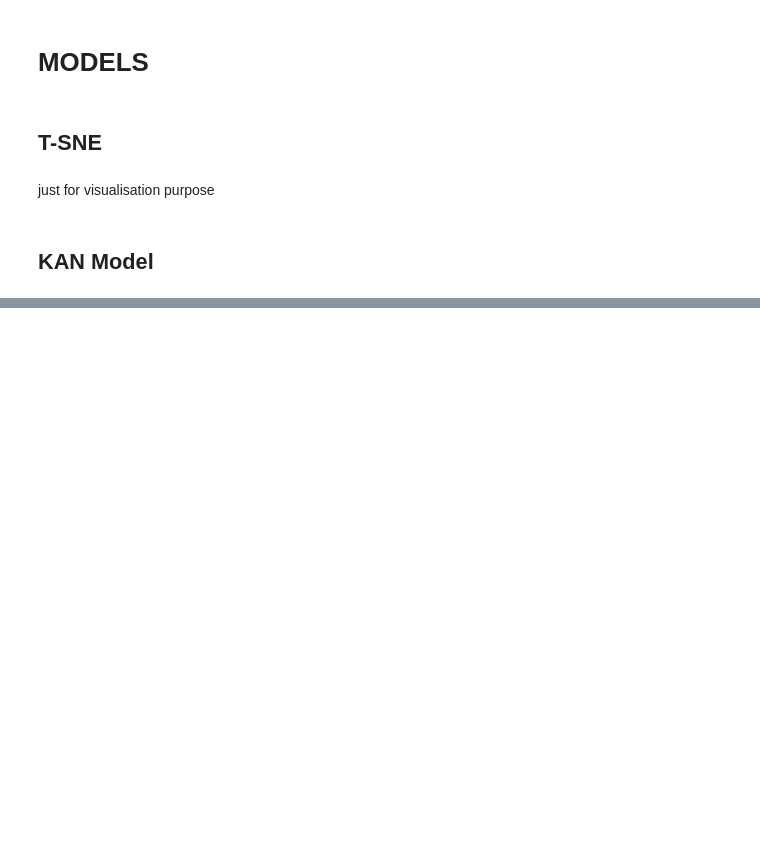
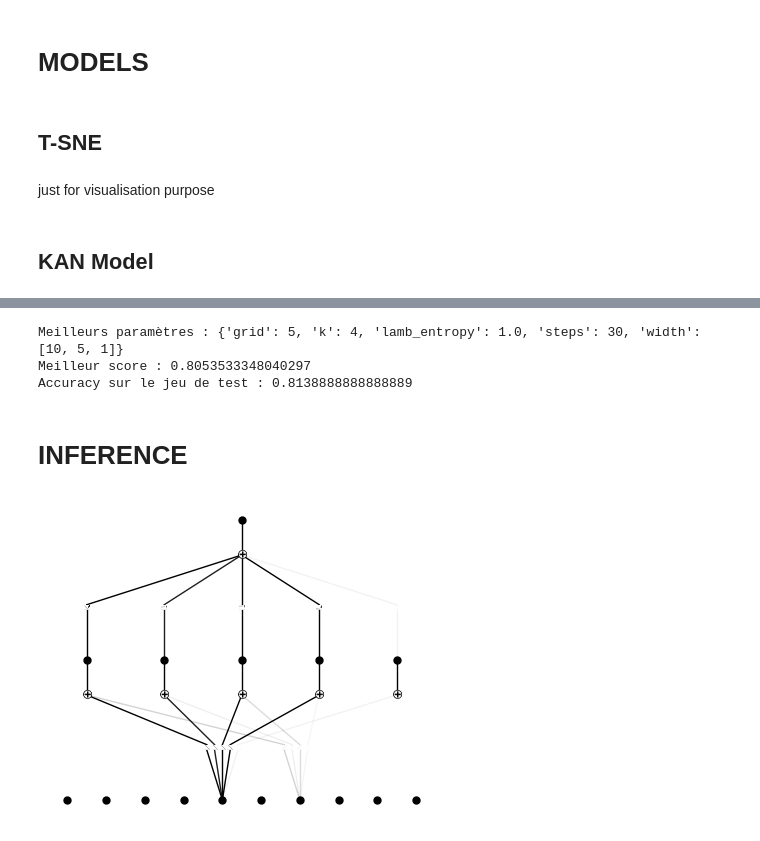
Before and after one commit to Ekatche/MLops_Loan_pred, a Jupyter notebook: notebooks/prototyping.ipynb, the cells around one changed output, grey strips where cells are left out. Saved outputs shown, nothing was run; the diff lists cells and outputs as text; code cells hidden in the pictures; blank space fills up the shorter version.

```diff
--- a/notebooks/prototyping.ipynb
+++ b/notebooks/prototyping.ipynb
@@ -288,0 +416,23 @@ def test_acc():
+# %%
+# Définir une grille d'hyperparamètres à explorer
+param_grid = {
+    "width": [[inputs_train.shape[1], 1], [inputs_train.shape[1],5,1]],
+    "grid": [4,5],
+    "k": [3, 4],
+    "steps": [20, 30 ],
+    "lamb_entropy": [1.0, 2.0],
+}
+# %%
+kan_clf = KanClassifier(device=device)
+
+# Création du GridSearchCV
+grid_search = GridSearchCV(
+    estimator=kan_clf,
+    param_grid=param_grid,
+    cv=3,                # validation croisée à 3 plis (à ajuster selon vos données)
+    scoring="accuracy",  # ou toute autre métrique adaptée
+    verbose=3,
+)
+# %%
+# Lancer le grid search sur vos données d'entraînement
+grid_search.fit(inputs_train, targets_train)
@@ -288,0 +488,19 @@ def test_acc():
+# %%
+# Afficher les meilleurs hyperparamètres et le score associé
+print("Meilleurs paramètres :", grid_search.best_params_)
+print("Meilleur score :", grid_search.best_score_)
+
+# --- Utilisation du meilleur modèle sur le test ---
+best_model = grid_search.best_estimator_
+accuracy_test = best_model.score(inputs_test, targets_test)
+print("Accuracy sur le jeu de test :", accuracy_test)
+# %% [output]
+Meilleurs paramètres : {'grid': 5, 'k': 4, 'lamb_entropy': 1.0, 'steps': 30, 'width': [10, 5, 1]}
+Meilleur score : 0.8053533348040297
+Accuracy sur le jeu de test : 0.8138888888888889
+# %% [markdown]
+# INFERENCE
+# %%
+best_model.model_.plot()
+# %% [output]
+[figure, added]
```
Also changed, not shown: parts of 25 cells of this notebook, 3 other files.
